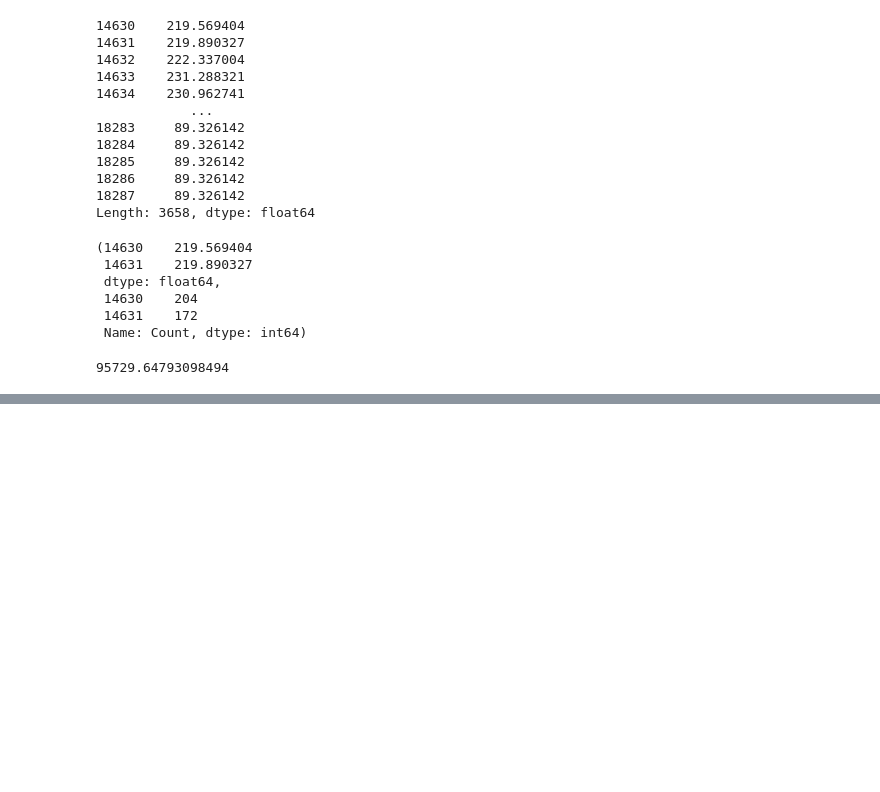
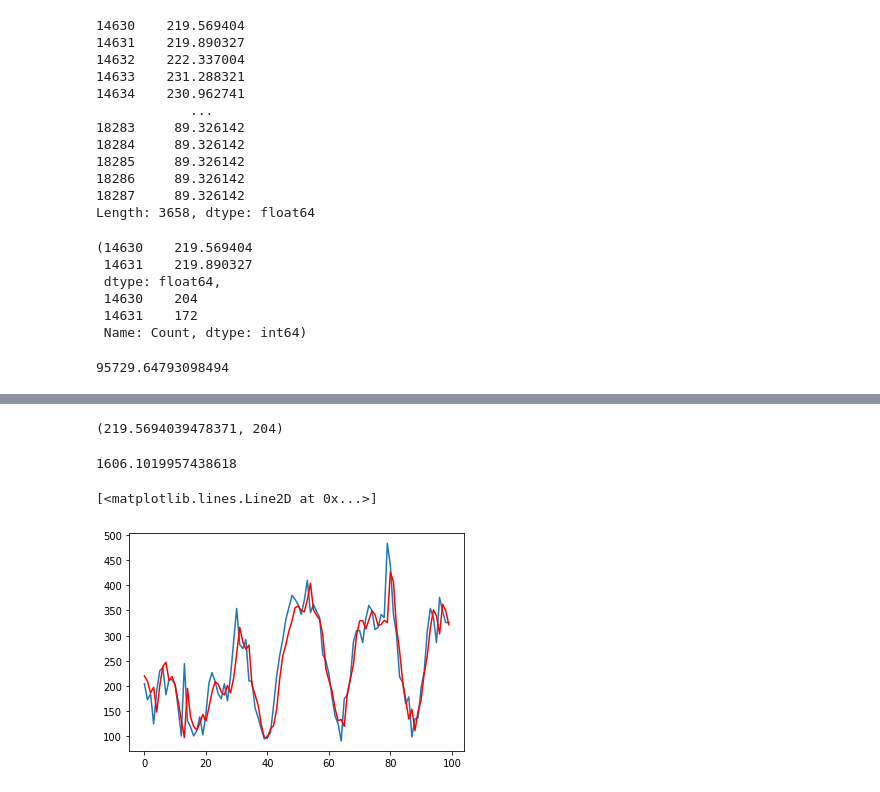
Before and after one commit to ehsansam69/Time-series-analyzing, a Jupyter notebook: 1st.ipynb, the cells around one changed output, grey strips where cells are left out. Cells and saved outputs as stored; diff of their text form; code cells hidden in the pictures; blank space fills up the shorter version.

Commit message:
moving average model

```diff
--- a/1st.ipynb
+++ b/1st.ipynb
@@ -203,0 +217,15 @@ mse
+# %%
+data = train
+predict =[]
+count = 0
+for t in test[0:100]:
+    model = AR(data)
+    model_fit = model.fit()
+    y = model_fit.predict(start=len(data), end=len(train)+len(test[0:100])-1)
+    print(y.values[0],count)
+    count +=1
+    predict.append(y.values[0])
+    data = np.append(data, t)
+    data = pd.Series(data)
+
+#prediction of first 100 data in test with walk forward method
@@ -204,3 +250,15 @@ mse
+# %%
+predict[0],test.iloc[0]
+# %% [output]
+(219.5694039478371, 204)
+# %%
+mse = mean_squared_error(test[0:100].values, predict)
+mse
+# %% [output]
+1606.1019957438618
 # %%
-plt.plot(test_y)
-pp.plot(predictions, color='red')
+plt.plot(test[0:100].values)
+plt.plot(predict, color ='red')
+# %% [output]
+[<matplotlib.lines.Line2D at 0x...>]
+[figure, added]
```
Also changed, not shown: parts of 21 cells of this notebook.
